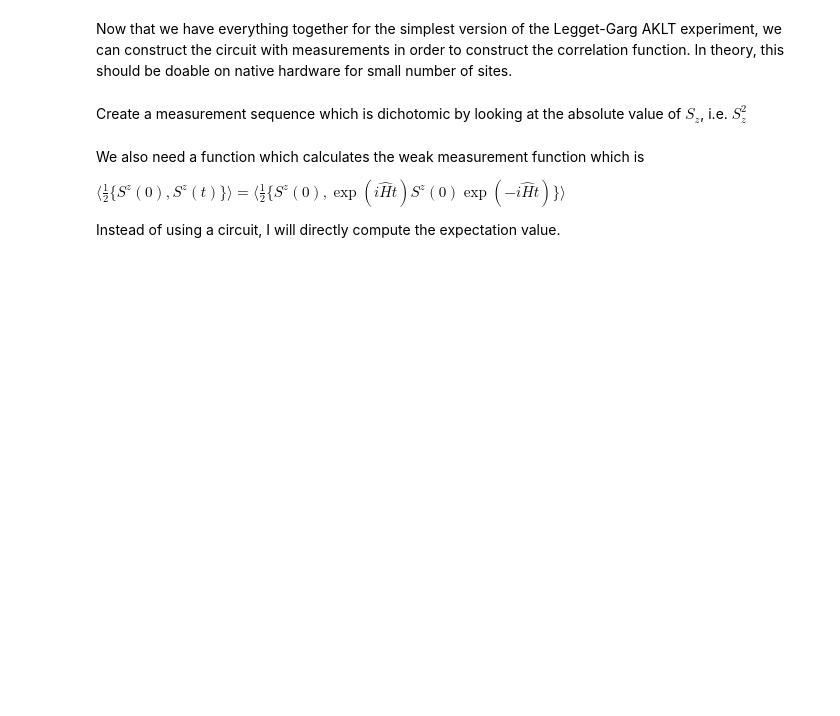
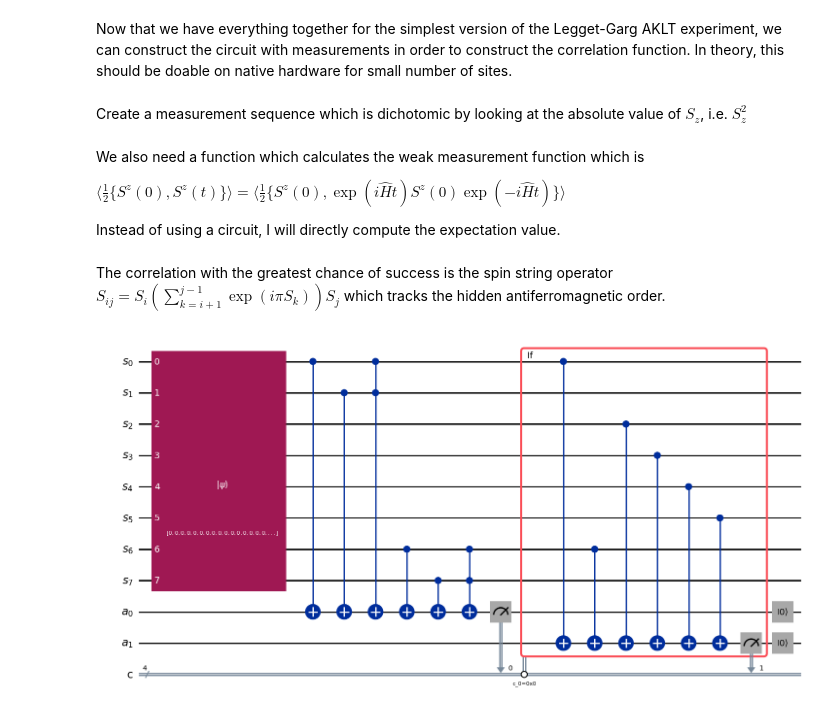
Before and after one commit to IanROsborne/Quantum_Metrology_AKLT, a Jupyter notebook: AKLT_defs.ipynb, the cells around one changed output. Saved outputs shown, nothing was run; the diff lists cells and outputs as text; code cells hidden in the pictures; blank space fills up the shorter version.

Commit message:
Added a spin string circuit operator

```diff
--- a/AKLT_defs.ipynb
+++ b/AKLT_defs.ipynb
@@ -297,12 +307,12 @@ def Sz2Sz2_correlation(all_counts):
 Now that we have everything together for the simplest version of the Legget-Garg AKLT experiment, we can construct the circuit with measurements in order to construct the correlation function. In theory, this should be doable on native hardware for small number of sites.
 # %%
 
-def AKLT_initialize(num_qubits, num_ancilla):
+def AKLT_initialize(num_qubits, num_ancilla, num_classical):
     '''Builds a circuit appropriate for a num_sites site AKLT chain.'''
 
     state_qubits = QuantumRegister(num_qubits, "s")
     ancilla_qubits = AncillaRegister(num_ancilla, "a")
-    classical_bits = ClassicalRegister(2, "c")
+    classical_bits = ClassicalRegister(num_classical, "c")
     qc = QuantumCircuit(state_qubits , ancilla_qubits, classical_bits)
     return qc
 
@@ -320,7 +330,7 @@ def AKLT_sim_projective_Sz(num_sites, t, delta):
                                                 #1/3 for each outcome to decrease random noise by preparing these states explicitly, then running
 
         psi = AKLT_MPS(num_sites, measure)
-        qc  = AKLT_initialize(num_qubits, 2)
+        qc  = AKLT_initialize(num_qubits, 2,2)
         qc.initialize(psi, range(num_qubits))       #initiialize circuit with AKLT ground state
 
         trotter_gate(qc, num_sites, delta)         #First leg of the circuit
@@ -339,7 +349,7 @@ def AKLT_sim_projective_Sz(num_sites, t, delta):
 
         for step in range( num_steps):
             state = result.get_statevector()
-            qc1 = AKLT_initialize(num_qubits, 2)
+            qc1 = AKLT_initialize(num_qubits, 2,2)
             qc1.initialize(state, range(num_qubits+2))
             qc1.measure([0,1], [0,1])    #measure copy
 
@@ -349,7 +359,7 @@ def AKLT_sim_projective_Sz(num_sites, t, delta):
             spin_1_format = {"+": result1.get("00",0), "0": result1.get("10",0) + result1.get("01",0), "-" : result1.get("11",0)}
             all_counts.get(measure).append(spin_1_format)
 
-            qc = AKLT_initialize(num_qubits, 2)
+            qc = AKLT_initialize(num_qubits, 2, 2)
             qc.initialize(state, range(num_qubits+2))
             trotter_gate(qc, num_sites, delta)     #evolve original state by time step
             qc.save_statevector()
@@ -459,3 +464,16 @@ def AKLT_sim_weakmeasure(num_sites, t, delta):
                                                              #(exp(i H t) psi = psi
 
     return corr_list
+# %% [markdown]
+The correlation with the greatest chance of success is the spin string operator $S_{ij} = S_i\left( \sum_{k =i+1}^{j-1}\exp(i \pi S_k) \right)S_j$ which tracks the hidden antiferromagnetic order.
+# %%
+num_qubits = 8
+num_sites = num_qubits//2
+psi = AKLT_MPS(num_sites, "0")
+qc  = AKLT_initialize(num_qubits, 2, 4)
+qc.initialize(psi, range(num_qubits))       #initiialize circuit with AKLT ground state
+
+measure_string(qc,3, 0)
+qc.draw(output="mpl",  idle_wires= False, style ="iqp")
+# %% [output]
+[figure, added]
```
Also changed, not shown: parts of 5 cells of this notebook, 1 other file.
